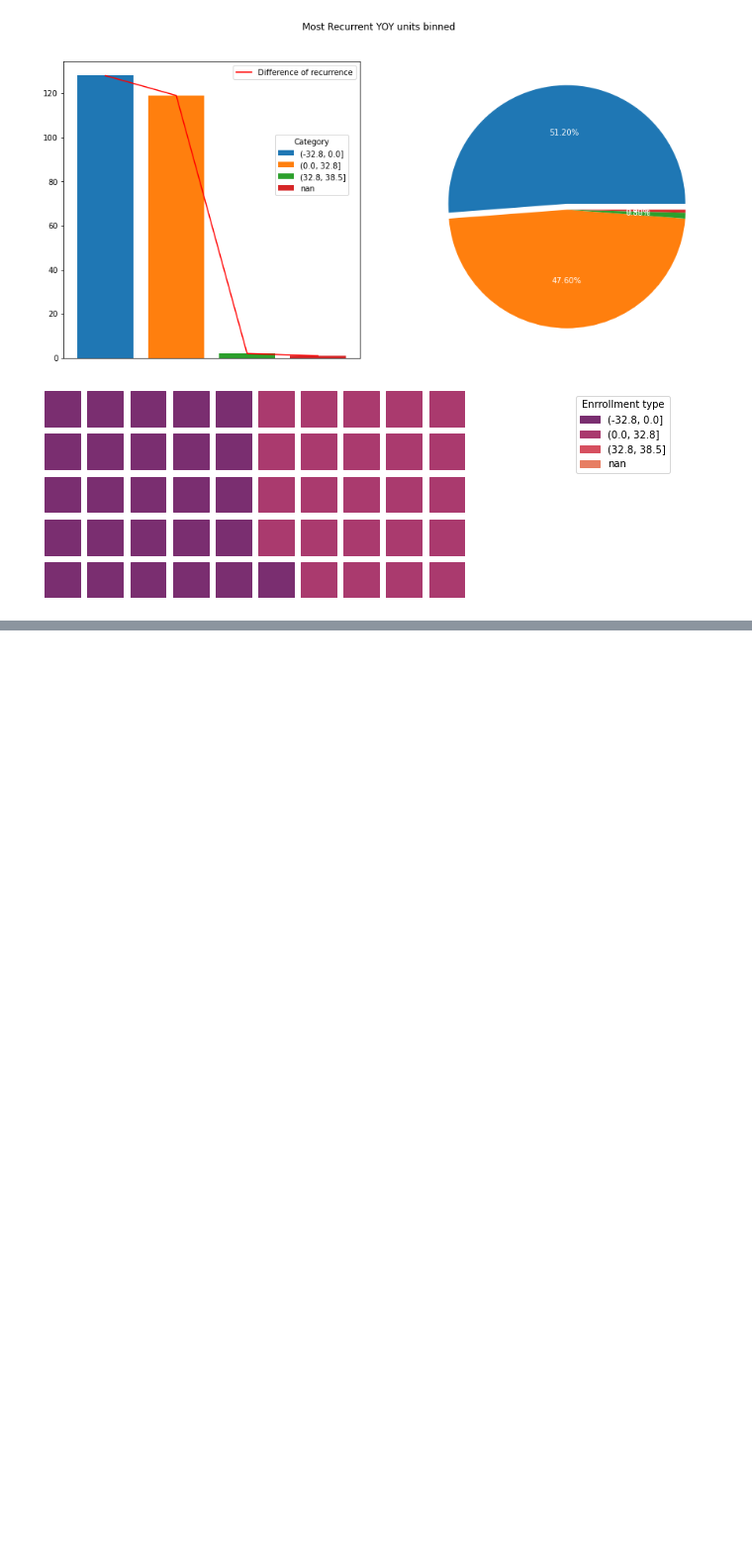
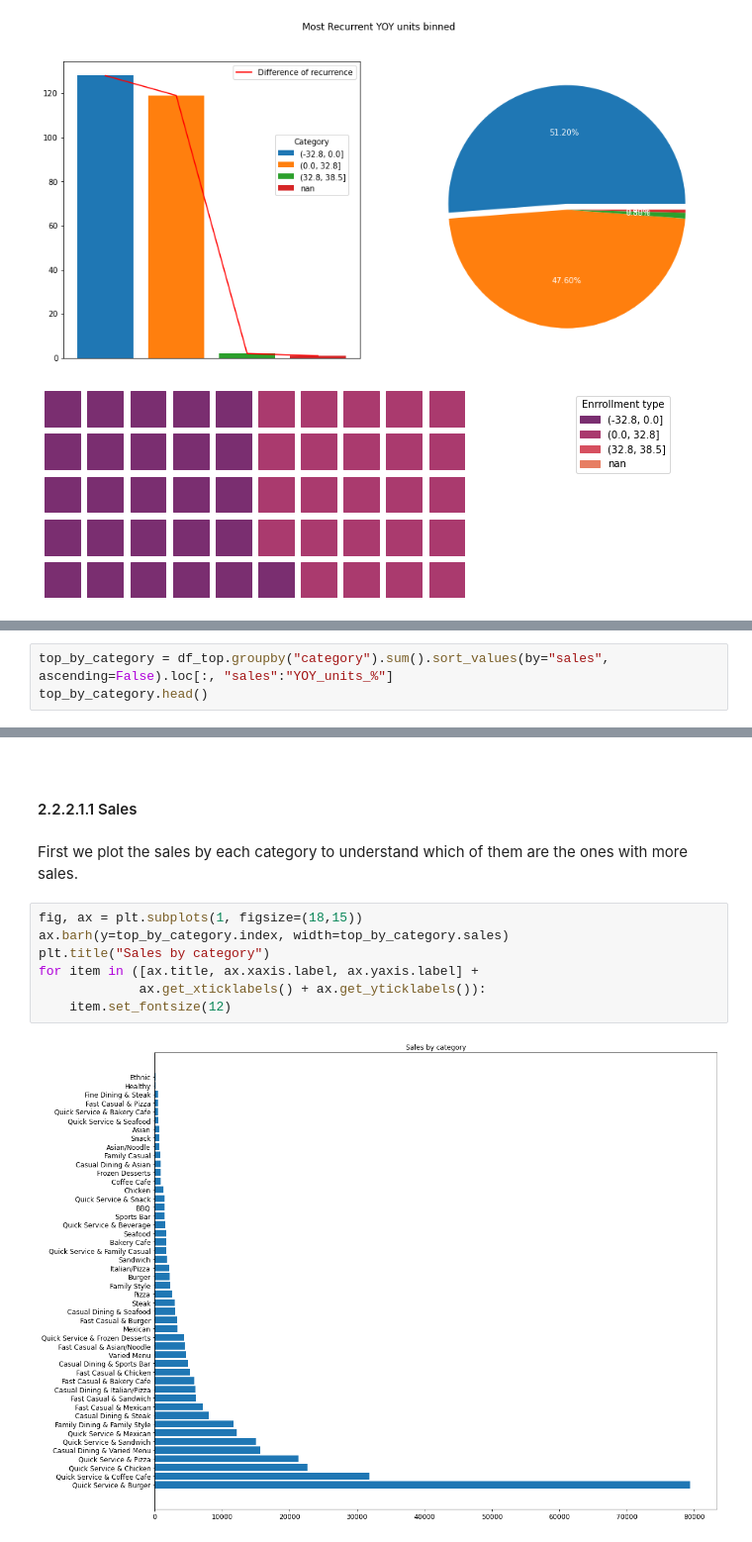
Before and after one commit to ftarantuviez/Restaurant-Business-Rankings-2020, a Jupyter notebook: Restaurant Business Rankings 2020.ipynb, the cells around one changed output, grey strips where cells are left out. Shown at 99% size. Saved outputs shown, nothing was run; the diff lists cells and outputs as text; blank space fills up the shorter version.

```diff
--- a/Restaurant Business Rankings 2020.ipynb
+++ b/Restaurant Business Rankings 2020.ipynb
@@ -706,0 +772,3 @@ summary_categorical(df_top,
+# %%
+top_by_category = df_top.groupby("category").sum().sort_values(by="sales", ascending=False).loc[:, "sales":"YOY_units_%"]
+top_by_category.head()
@@ -706,0 +783,15 @@ summary_categorical(df_top,
+# %% [markdown]
+<a id="2.2.2.1.1"></a>
+# %% [markdown]
+#### 2.2.2.1.1 Sales
+# %% [markdown]
+First we plot the sales by each category to understand which of them are the ones with more sales.
+# %%
+fig, ax = plt.subplots(1, figsize=(18,15))
+ax.barh(y=top_by_category.index, width=top_by_category.sales)
+plt.title("Sales by category")
+for item in ([ax.title, ax.xaxis.label, ax.yaxis.label] +
+             ax.get_xticklabels() + ax.get_yticklabels()):
+    item.set_fontsize(12)
+# %% [output]
+[figure, added]
```
Also changed, not shown: parts of 43 cells of this notebook.
